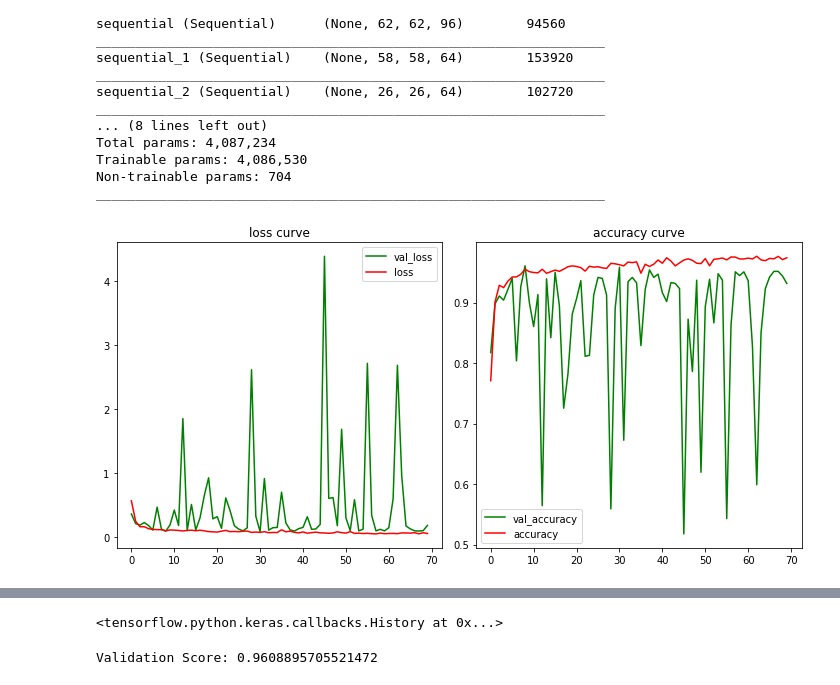
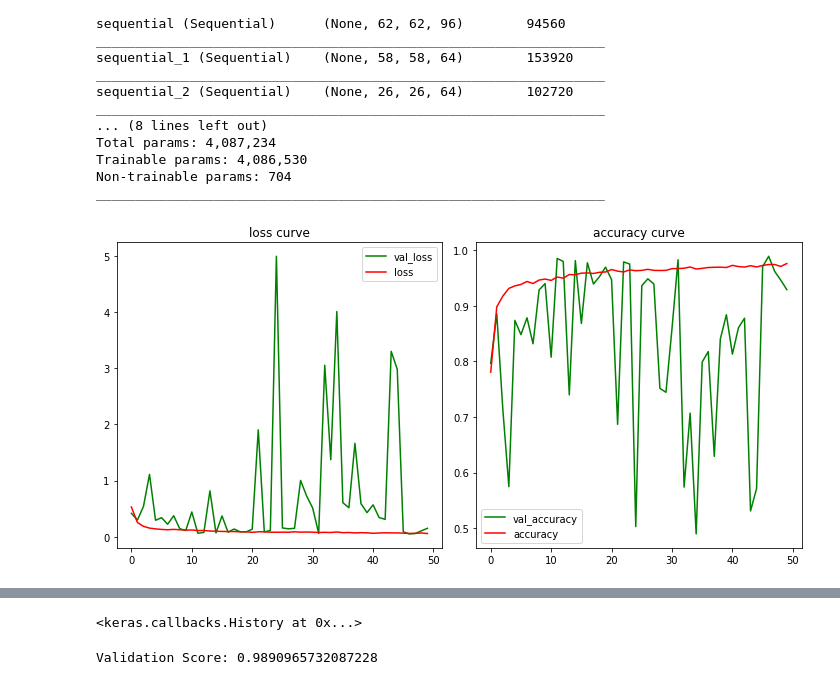
Before and after one commit to nikhilreddybilla28/Resizing_Forensics, a Jupyter notebook: Validation_Experiments/Proposed_Method_Application_to_UC_images.ipynb, the cells around one changed output, grey strips where cells are left out. Saved outputs shown, nothing was run; the diff lists cells and outputs as text; code cells hidden in the pictures.

```diff
--- a/Validation_Experiments/Proposed_Method_Application_to_UC_images.ipynb
+++ b/Validation_Experiments/Proposed_Method_Application_to_UC_images.ipynb
@@ -359,6 +371,44 @@ class ConvConst(tf.keras.Model):
     out = self.fc2(out)
     out = self.fc3(out)
     return out
+# %%
+class DataLoader:
+  def __init__(self,path):
+    self.files = glob.glob(os.path.join(path,"*.npz"))
+    self.length = len(self.files)
+    np.random.shuffle(self.files)
+    self.path = path
+
+  def read(self):
+    for f in self.files:
+      data = np.load(f)
+      yield data["arr_0"],list(data["arr_1"])
+
+  def batch(self,items,batch_size):
+    one_batch = []
+    count = 0
+    for item in items:
+      count+=1
+      one_batch.append(item)
+      if count%batch_size==0:
+        yield one_batch
+        one_batch = []
+    if len(one_batch)!=0:
+      yield one_batch
+
+  def flow(self,batch_size):
+    while True:
+      for bat in self.batch(self.read(),batch_size=batch_size):
+        batch_images,batch_labels = [],[]
+        for im,label in bat:
+          batch_images.append(im)
+          batch_labels.append(label)
+        yield np.stack(batch_images,axis=0).astype(np.float32),np.stack(batch_labels,axis=0)
+# %%
+train_loader = DataLoader("/content/Data/train")
+train = train_loader.flow(batch_size=32)
+val_loader = DataLoader("/content/Data/val")
+val = train_loader.flow(batch_size=32)
 # %%
 K.clear_session()
 model = ConvConst(num_classes=2)
@@ -389,11 +439,12 @@ _________________________________________________________________
 # %%
 ckpt = tf.keras.callbacks.ModelCheckpoint("model.hdf5",monitor = "val_accuracy", mode= "max",
                        save_weights_only = True, save_best_only = True)
 train_curves = loss_plt()
-model.fit(X.astype(np.float32),Y,
-          epochs = 70,
-          validation_data = (X_test.astype(np.float32),Y_test),
+model.fit(train,
+          epochs = 50,
+          validation_data = (X_val.astype(np.float32),Y_val),
+          steps_per_epoch = train_loader.length//32,
           callbacks = [ckpt,train_curves]
           )
 # %% [output]
-[figure, old version]
+[figure, new version]
@@ -401,7 +452,7 @@ epoch 70/50 loss: 0.055 accuracy: 0.9742 val_loss: 0.181 val_accuracy:0.9317
-<tensorflow.python.keras.callbacks.History at 0x...>
+<keras.callbacks.History at 0x...>
 # %%
 model.load_weights("model.hdf5")
-pred = np.argmax(model.predict(X_test.astype(np.float32)),axis=1)
-print("Validation Score: {}".format(accuracy_score(np.argmax(Y_test,axis=1),pred)))
+pred = np.argmax(model.predict(X_val.astype(np.float32)),axis=1)
+print("Validation Score: {}".format(accuracy_score(np.argmax(Y_val,axis=1),pred)))
 # %% [output]
-Validation Score: 0.9608895705521472
+Validation Score: 0.9890965732087228
```
Also changed, not shown: parts of 5 cells of this notebook.
